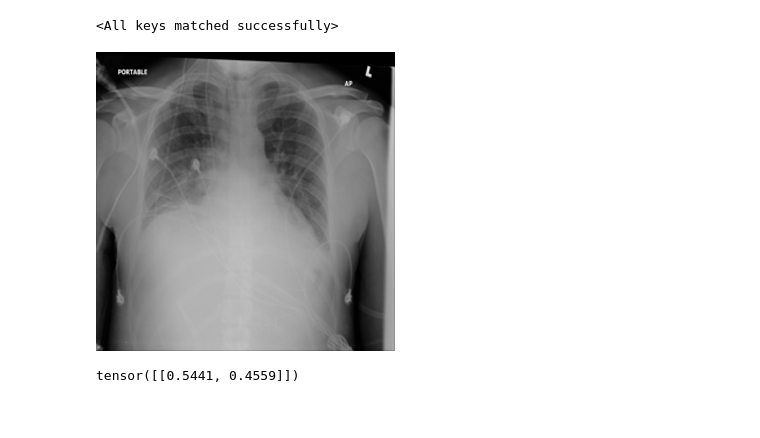
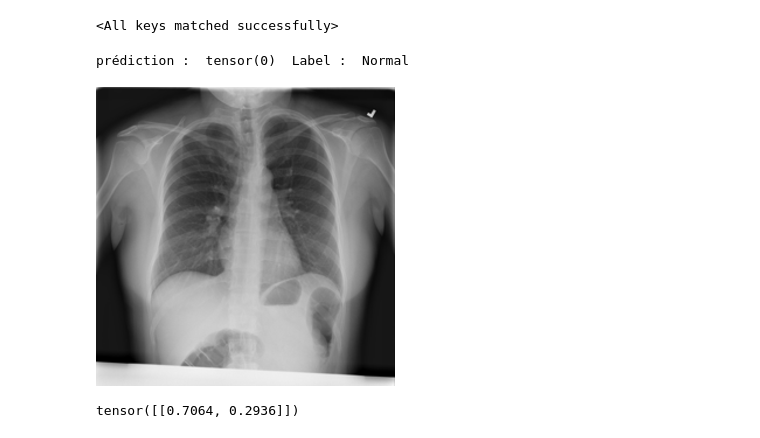
Before and after one commit to CedrickArmel/sep25_alt1_mle_ds_covid1, a Jupyter notebook: notebooks/3_0_model_explicability.ipynb, the cells around one changed output. Saved outputs shown, nothing was run; the diff lists cells and outputs as text; code cells hidden in the pictures.

```diff
--- a/notebooks/3_0_model_explicability.ipynb
+++ b/notebooks/3_0_model_explicability.ipynb
@@ -54,16 +55,3 @@ d_path = {
     int(sha256(Path(path).stem.encode()).hexdigest()[:8], 16): Path(path)
     for path in paths
 }
-# %%
-IMAGE= d_path[int(preds[0, 0])]
-img = Image.open(IMAGE)
-display(img)
-# %% [output]
-[figure, removed]
-# %%
-imgt = transforms(img)
-imgt = train_transforms(imgt)
-out = model(imgt.unsqueeze(0))
-out.detach().softmax(dim=1)
-# %% [output]
-tensor([[0.5441, 0.4559]])
@@ -69,0 +102,18 @@ tensor([[0.5441, 0.4559]])
+# %%
+IDX = 6
+IMAGE= d_path[int(preds[IDX, 0])]
+img = Image.open(IMAGE)
+print("prédiction : ", preds[IDX, 1:3].argmax(), " Label : ", d_path[int(preds[IDX, 0])].stem.split("-")[0])
+display(img)
+# %% [output]
+prédiction :  tensor(0)  Label :  Normal
+[figure, added]
+# %%
+imgt = transforms(img)
+imgt = eval_transforms(imgt)
+model.eval()
+with torch.inference_mode():
+    out = model(imgt.unsqueeze(0))
+out.detach().softmax(dim=1)
+# %% [output]
+tensor([[0.7064, 0.2936]])
```
Also changed, not shown: parts of 4 cells of this notebook.
